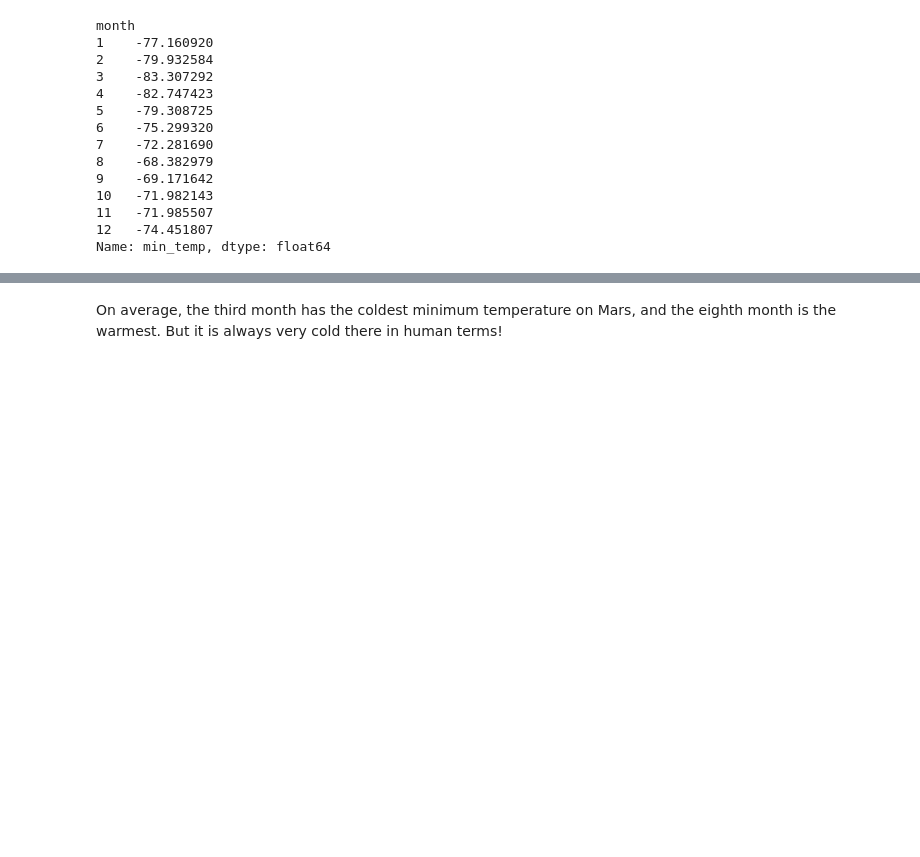
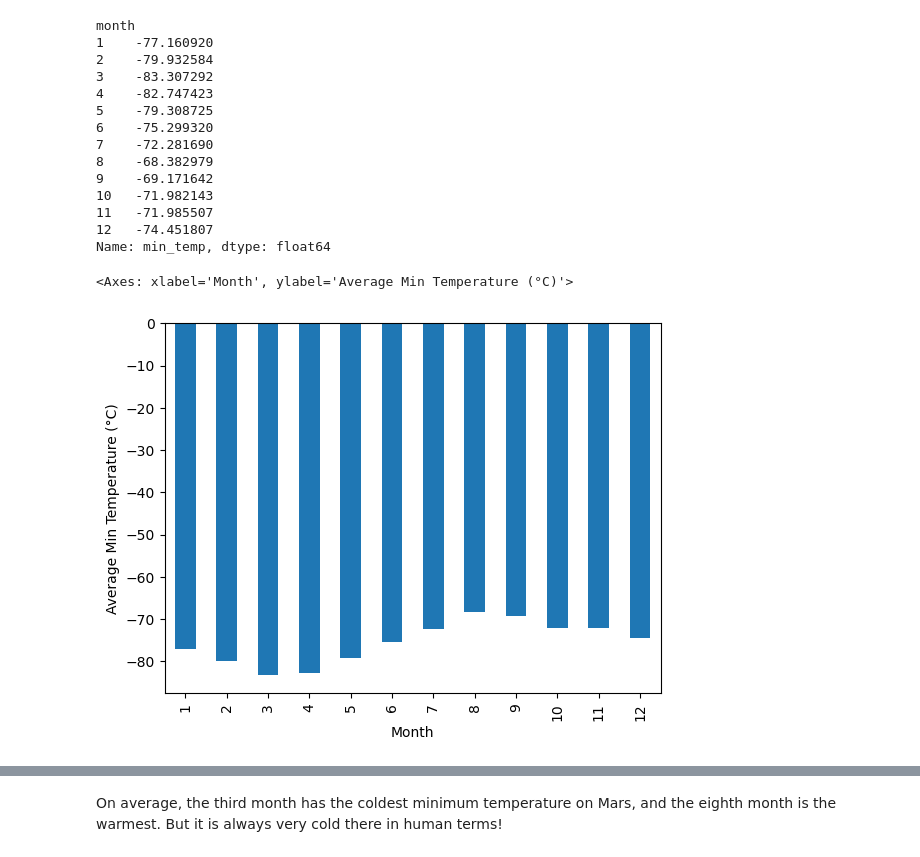
Before and after one commit to Mereissa/Module_11_Challenge, a Jupyter notebook: part_2_mars_weather.ipynb, the cells around one changed output, grey strips where cells are left out. Drawn from its saved outputs; the diff is of its cells as text; code cells hidden in the pictures; blank space fills up the shorter version.

```diff
--- a/part_2_mars_weather.ipynb
+++ b/part_2_mars_weather.ipynb
@@ -37,0 +36,14 @@ headers = [header.get_text() for header in table.find_all('th')]
+# %%
+# Find the table containing the data
+table = soup.find('table')
+
+# Extract the column headers from the table
+headers = [header.text.strip() for header in table.find_all('th')]
+
+# Extract rows from the table
+rows = []
+for row in table.find_all('tr'):
+    rows.append([val.text.strip() for val in row.find_all('td')])
+
+# Print out the first few rows to verify
+print(rows[:5])
@@ -167,3 +172,12 @@ month
 11   -71.985507
 12   -74.451807
 Name: min_temp, dtype: float64
+# %%
+# Calculate average minimum daily temperature for each month
+avg_min_temp_by_month = df.groupby('month')['min_temp'].mean()
+
+# Plot average temperature by month
+avg_min_temp_by_month.plot(kind='bar', xlabel='Month', ylabel='Average Min Temperature (°C)')
+# %% [output]
+<Axes: xlabel='Month', ylabel='Average Min Temperature (°C)'>
+[figure, added]
```
Also changed, not shown: parts of 21 cells of this notebook, 3 other files.
